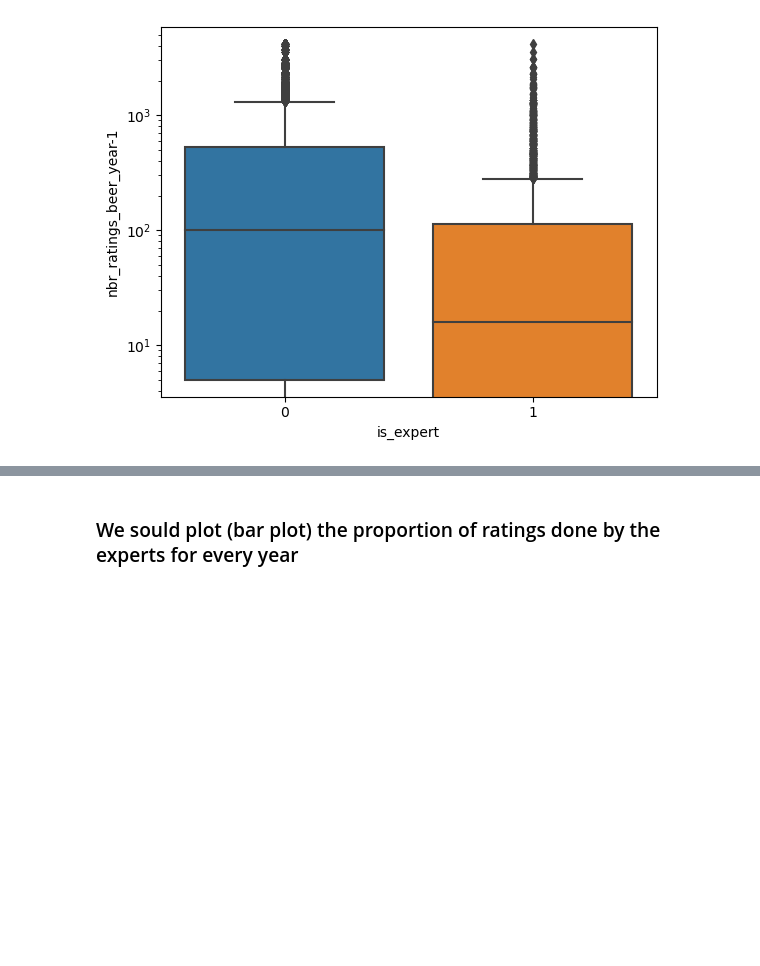
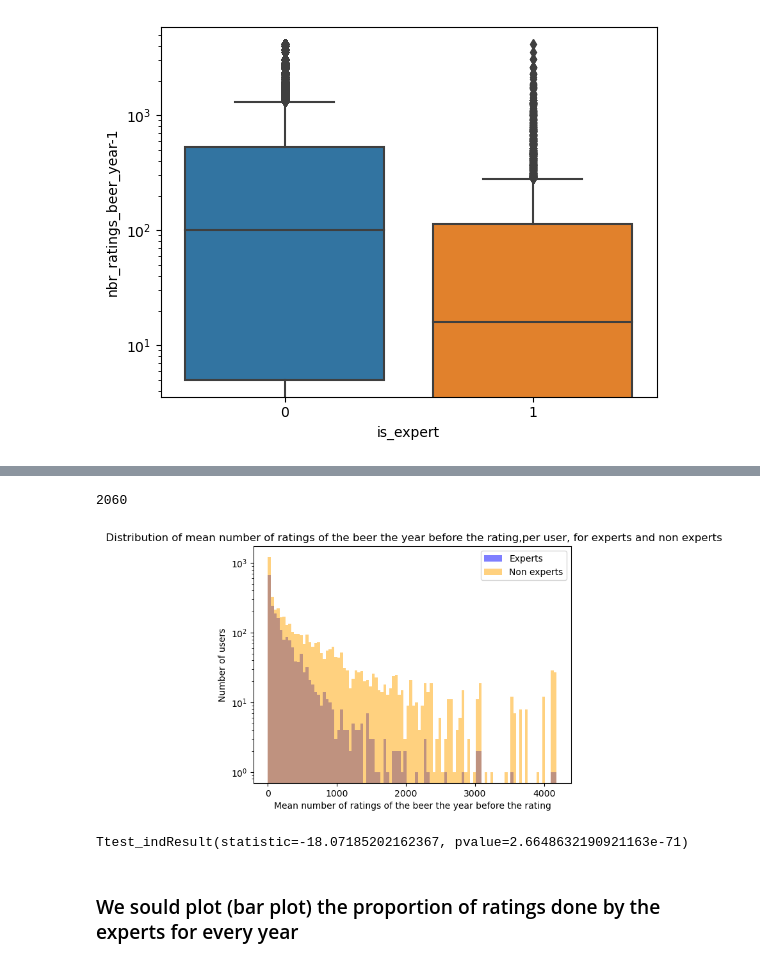
Before and after one commit to epfl-ada/ada-2023-project-remontada, a Jupyter notebook: code/main_alexi.ipynb, the cells around one changed output, grey strips where cells are left out. Drawn from its saved outputs; the diff is of its cells as text; code cells hidden in the pictures; blank space fills up the shorter version.

```diff
--- a/code/main_alexi.ipynb
+++ b/code/main_alexi.ipynb
@@ -441,3 +453,26 @@ Ttest_indResult(statistic=-22.975254168136605, pvalue=7.287339533603589e-115)
+# %%
+mean_nbr_ratings_years_minus_one_per_user=sample_df_advocate_ratings_this_year.groupby(["user_id","is_expert"])["nbr_ratings_beer_year-1"].agg("mean").reset_index().set_index("user_id")
+# %%
+mean_nbr_ratings_years_minus_one_per_user_experts=mean_nbr_ratings_years_minus_one_per_user.loc[mean_nbr_ratings_years_minus_one_per_user["is_expert"]==1]["nbr_ratings_beer_year-1"]
+mean_nbr_ratings_years_minus_one_per_user_non_experts=mean_nbr_ratings_years_minus_one_per_user.loc[mean_nbr_ratings_years_minus_one_per_user["is_expert"]==0]["nbr_ratings_beer_year-1"]
+# %%
+len(mean_nbr_ratings_years_minus_one_per_user_experts)
+# %% [output]
+2060
+# %%
+plt.hist(mean_nbr_ratings_years_minus_one_per_user_experts,bins=100,log=True,alpha=0.5,color="b",label="Experts")
+plt.hist(mean_nbr_ratings_years_minus_one_per_user_non_experts,bins=100,log=True,alpha=0.5,color="orange",label="Non experts")
+plt.legend()
+plt.xlabel("Mean number of ratings of the beer the year before the rating")
+plt.ylabel("Number of users")
+plt.title(" Distribution of mean number of ratings of the beer the year before the rating,per user, for experts and non experts")
+plt.show()
+# %% [output]
+[figure, added]
+# %%
+ttest_ind(mean_nbr_ratings_years_minus_one_per_user_experts,mean_nbr_ratings_years_minus_one_per_user_non_experts)
+# %% [output]
+Ttest_indResult(statistic=-18.07185202162367, pvalue=2.6648632190921163e-71)
 # %% [markdown]
 ### We sould plot (bar plot) the proportion of ratings done by the experts for every year
 # %%
```
Also changed, not shown: parts of 17 cells of this notebook.
